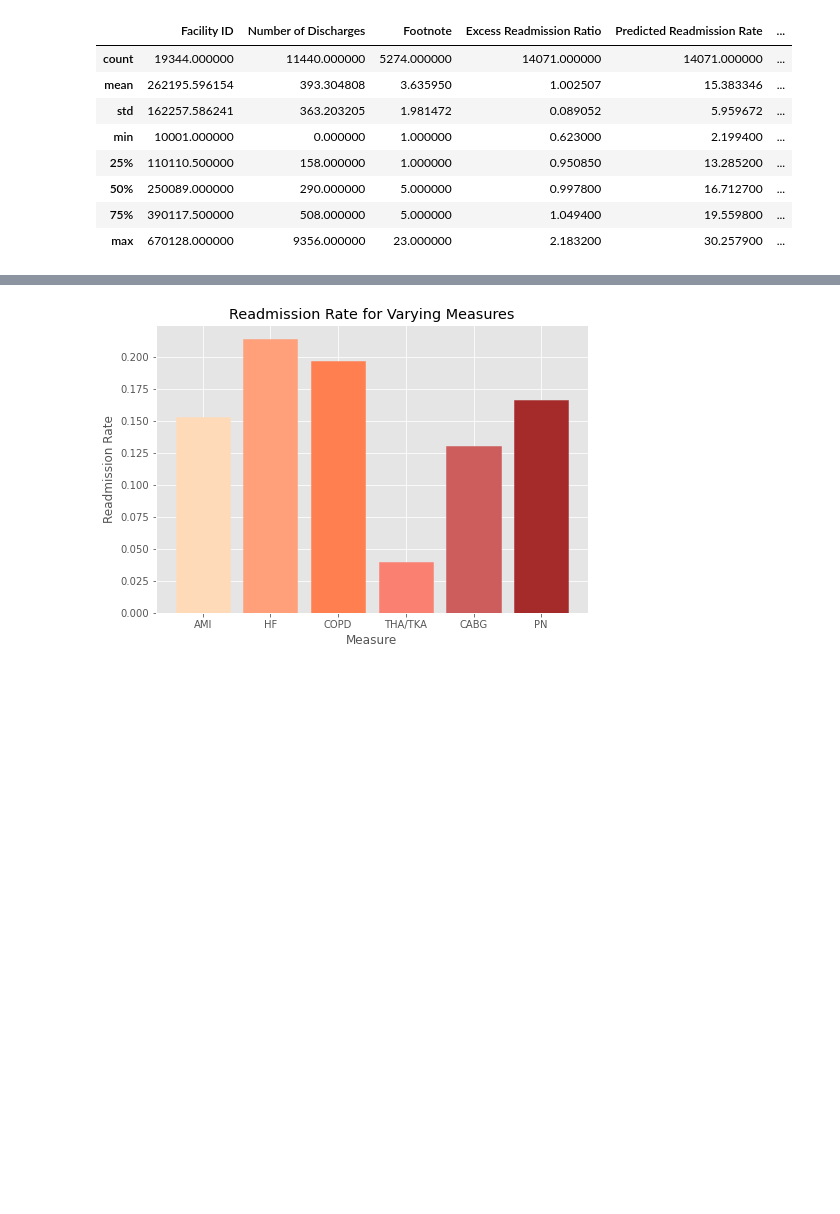
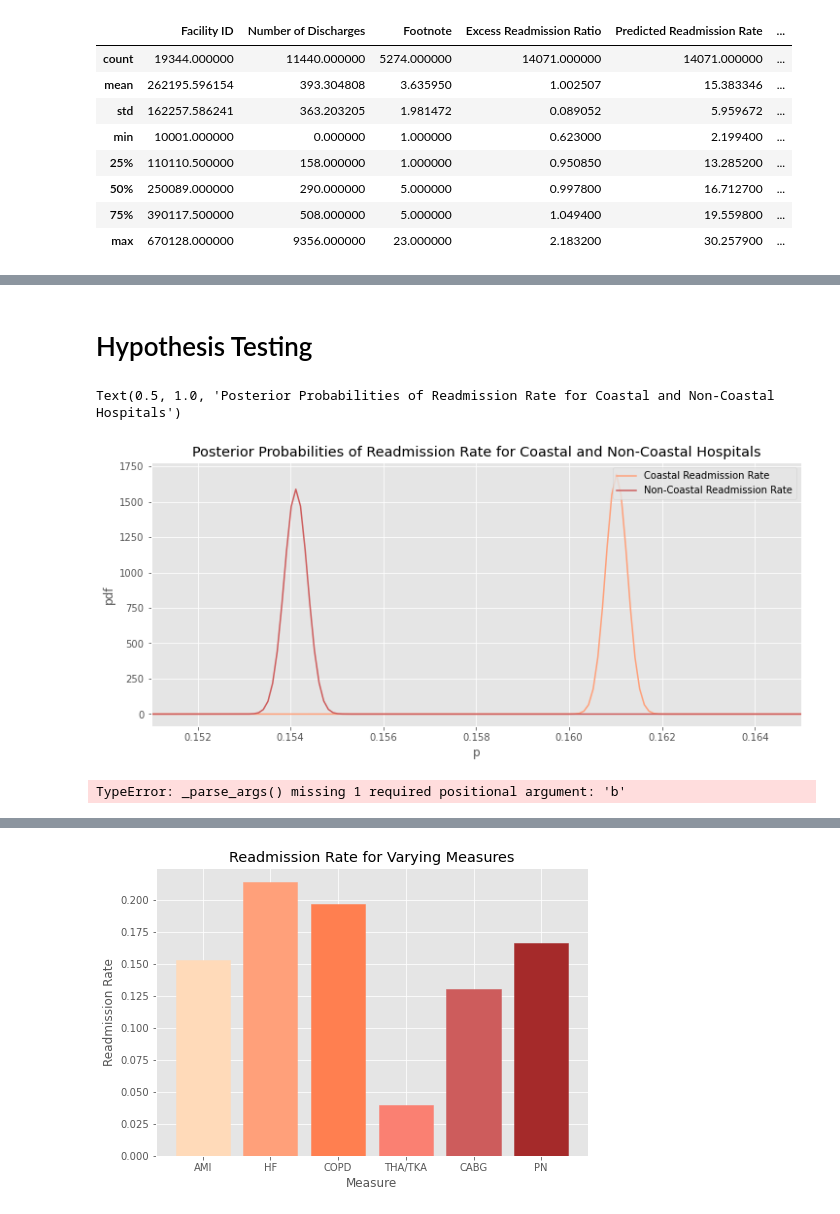
Before and after one commit to l-scho/National-Hosiptal-Readmission, a Jupyter notebook: capstone1_data.ipynb, the cells around one changed output, grey strips where cells are left out. Drawn from its saved outputs; the diff is of its cells as text; code cells hidden in the pictures; blank space fills up the shorter version.

Commit message:
posterior pdf

```diff
--- a/capstone1_data.ipynb
+++ b/capstone1_data.ipynb
@@ -70,0 +99,2 @@ df['Readmission Rate'] = df['Number of Readmissions'] / df['Number of Discharges
+# %% [markdown]
+# Hypothesis Testing
@@ -70,0 +133,8 @@ df['Readmission Rate'] = df['Number of Readmissions'] / df['Number of Discharges
+# %%
+varA_posteriora = prior_a + varA_c
+# %%
+varB_posteriora = prior_a + varB_c
+# %%
+varA_posteriorb = prior_b + (varA_n - varA_c)
+# %%
+varB_posteriorb = prior_b + (varB_n - varB_c)
@@ -70,0 +143,17 @@ df['Readmission Rate'] = df['Number of Readmissions'] / df['Number of Discharges
+# %%
+fig, ax = plt.subplots(figsize = (12,5))
+x = np.linspace(0,1,10000)
+for (a,b,s,label) in [(varA_posteriora+1, varA_posteriorb+1, "lightsalmon", "Coastal Readmission Rate"),
+                      (varB_posteriora+1, varB_posteriorb+1, "indianred", "Non-Coastal Readmission Rate")]:
+    ax.plot(x,
+            stats.beta(a,b).pdf(x),
+            s,
+            label=label)
+ax.legend(loc="upper right")
+ax.set_xlabel("p")
+ax.set_ylabel("pdf")
+ax.set_xlim(0.151, .165)
+ax.set_title("Posterior Probabilities of Readmission Rate for Coastal and Non-Coastal Hospitals")
+# %% [output]
+Text(0.5, 1.0, 'Posterior Probabilities of Readmission Rate for Coastal and Non-Coastal Hospitals')
+[figure, added]
@@ -70,0 +162,5 @@ df['Readmission Rate'] = df['Number of Readmissions'] / df['Number of Discharges
+# %%
+posterior_VarA = beta.pdf(varA_posteriora, varB_posteriora)
+posterior_VarB = beta.pdf(varA_posteriorb, varB_posteriorb)
+# %% [output]
+TypeError: _parse_args() missing 1 required positional argument: 'b'
```
Also changed, not shown: parts of 33 cells of this notebook, 2 other files.
